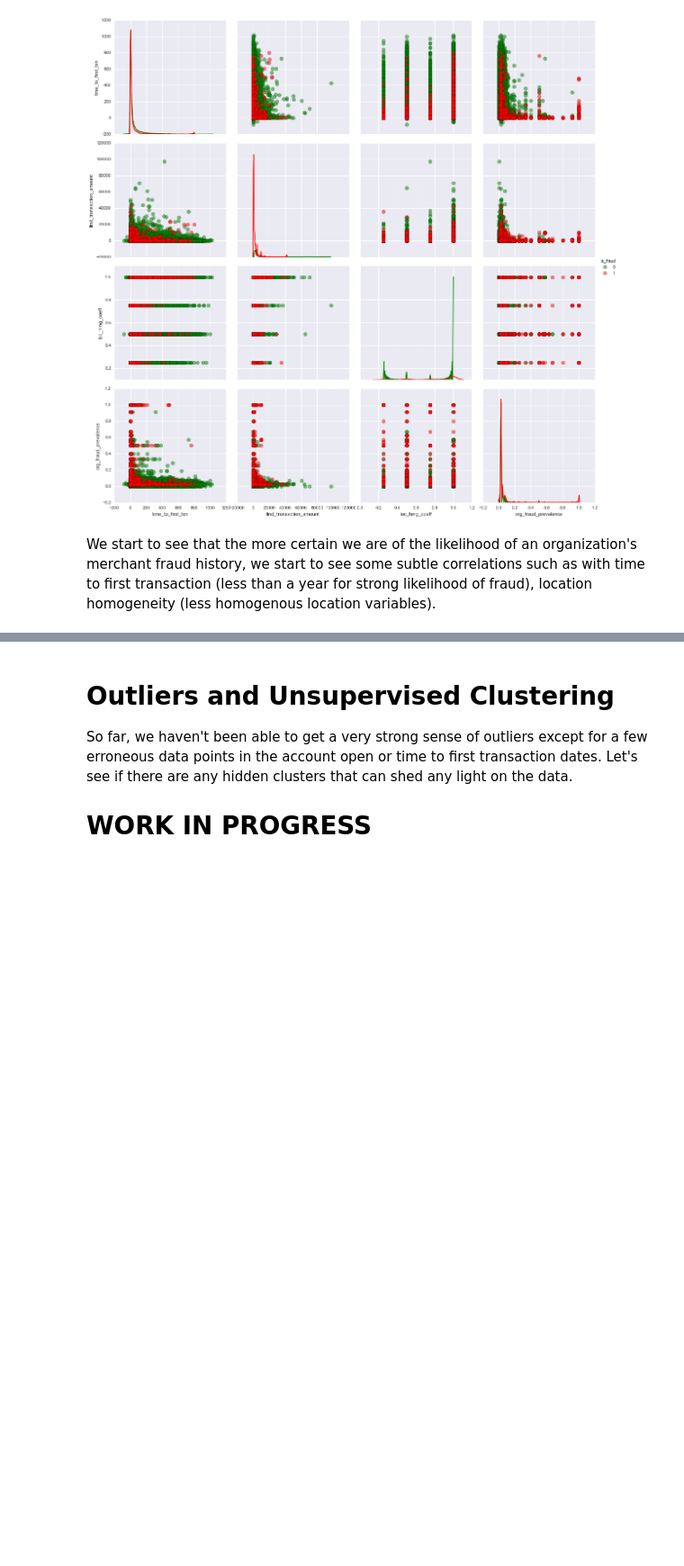
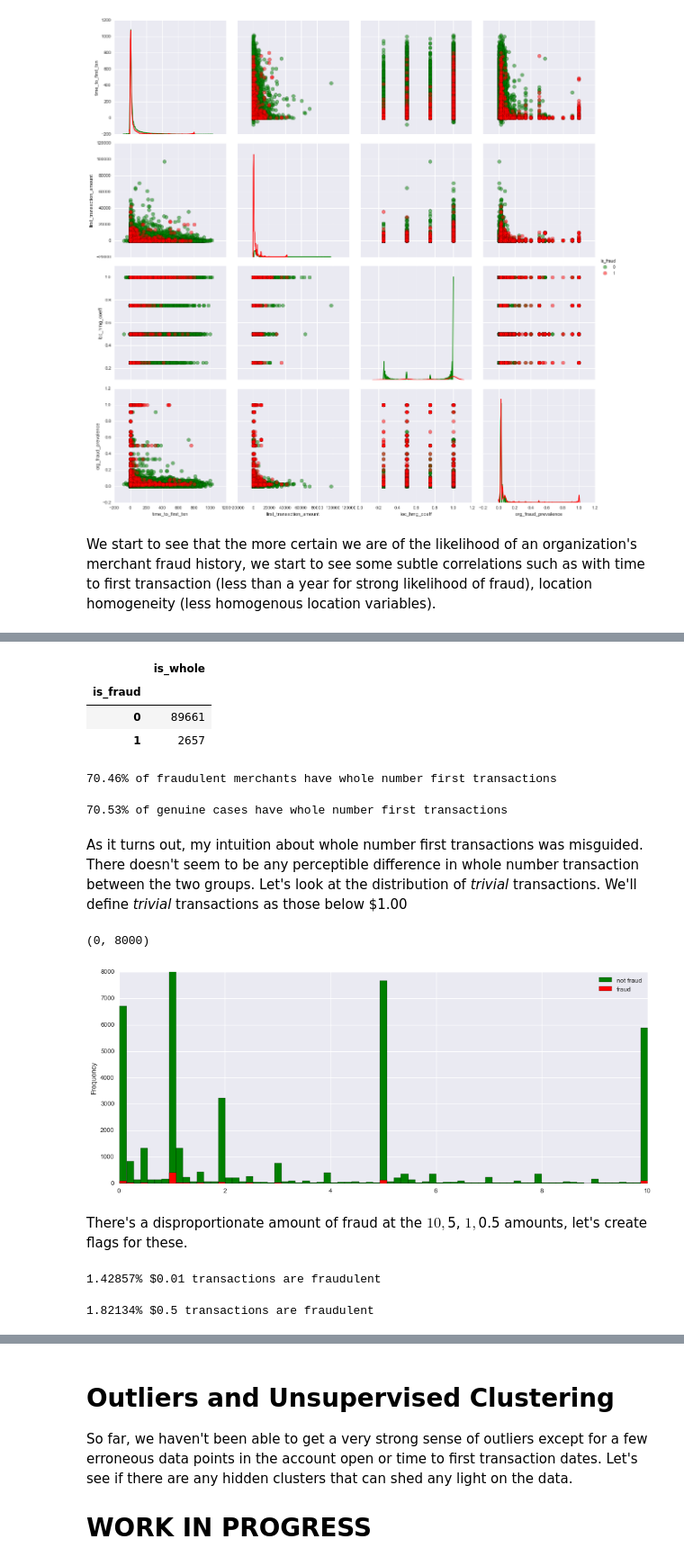
Before and after one commit to ashirwad08/fraud_detection_ex, a Jupyter notebook: notebooks/Data_Explore.ipynb, the cells around one changed output, grey strips where cells are left out. Shown at 90% size. Drawn from its saved outputs; the diff is of its cells as text; code cells hidden in the pictures; blank space fills up the shorter version.

Commit message:
validated models, presentation, first run

```diff
--- a/notebooks/Data_Explore.ipynb
+++ b/notebooks/Data_Explore.ipynb
@@ -195,0 +196,40 @@ We start to see that the more certain we are of the likelihood of an organizatio
+# %%
+#build a whole number indicator feature
+dat['is_whole'] = np.where(dat['first_transaction_amount']%dat['first_transaction_amount'].astype(int) == 0, 1, 0)
+# %%
+#let's see how the fraud distribution looks
+dat[['is_whole', 'is_fraud']].groupby(by='is_fraud').sum()
+# %% [output]
+|  | is_whole |
+| is_fraud |  |
+| 0 | 89661 |
+| 1 | 2657 |
+# %%
+print '{:03.2f}% of fraudulent merchants have whole number first transactions'.format(2657.0/dat[dat['is_fraud']==1].shape[0] * 100)
+# %% [output]
+70.46% of fraudulent merchants have whole number first transactions
+# %%
+print '{:03.2f}% of genuine cases have whole number first transactions'.format(89661.0/dat[dat['is_fraud']==0].shape[0] * 100)
+# %% [output]
+70.53% of genuine cases have whole number first transactions
+# %% [markdown]
+As it turns out, my intuition about whole number first transactions was misguided. There doesn't seem to be any perceptible difference in whole number transaction between the two groups. Let's look at the distribution of *trivial* transactions. We'll define *trivial* transactions as those below $1.00
+# %%
+fig, ax = plt.subplots(figsize=(15,6))
+dat[((dat['is_fraud']==0) & (dat['first_transaction_amount']<=10))]['first_transaction_amount'].plot(kind='hist', bins=75, ax=ax, color='green', label='not fraud')
+dat[((dat['is_fraud']==1) & (dat['first_transaction_amount']<=10))]['first_transaction_amount'].plot(kind='hist', bins=75, ax=ax, color='red', label='fraud')
+ax.legend()
+ax.set_ylim(0,8000) #zoomed in
+# %% [output]
+(0, 8000)
+[figure, added]
+# %% [markdown]
+There's a disproportionate amount of fraud at the $10, $5, $1, $0.5 amounts, let's create flags for these.
+# %%
+print '{:03.5f}% $0.01 transactions are fraudulent'.format( (dat[((dat['is_fraud']==1) & (dat['first_transaction_amount']==0.01))]['first_transaction_amount'].shape[0])/ float((dat[((dat['is_fraud']==0) & (dat['first_transaction_amount']==0.01))]['first_transaction_amount'].shape[0])) * 100)
+# %% [output]
+1.42857% $0.01 transactions are fraudulent
+# %%
+print '{:03.5f}% $0.5 transactions are fraudulent'.format( (dat[((dat['is_fraud']==1) & (dat['first_transaction_amount']==0.5))]['first_transaction_amount'].shape[0])/ float((dat[((dat['is_fraud']==0) & (dat['first_transaction_amount']==0.5))]['first_transaction_amount'].shape[0])) * 100)
+# %% [output]
+1.82134% $0.5 transactions are fraudulent
```
Also changed, not shown: parts of 5 cells of this notebook, 8 other files.
